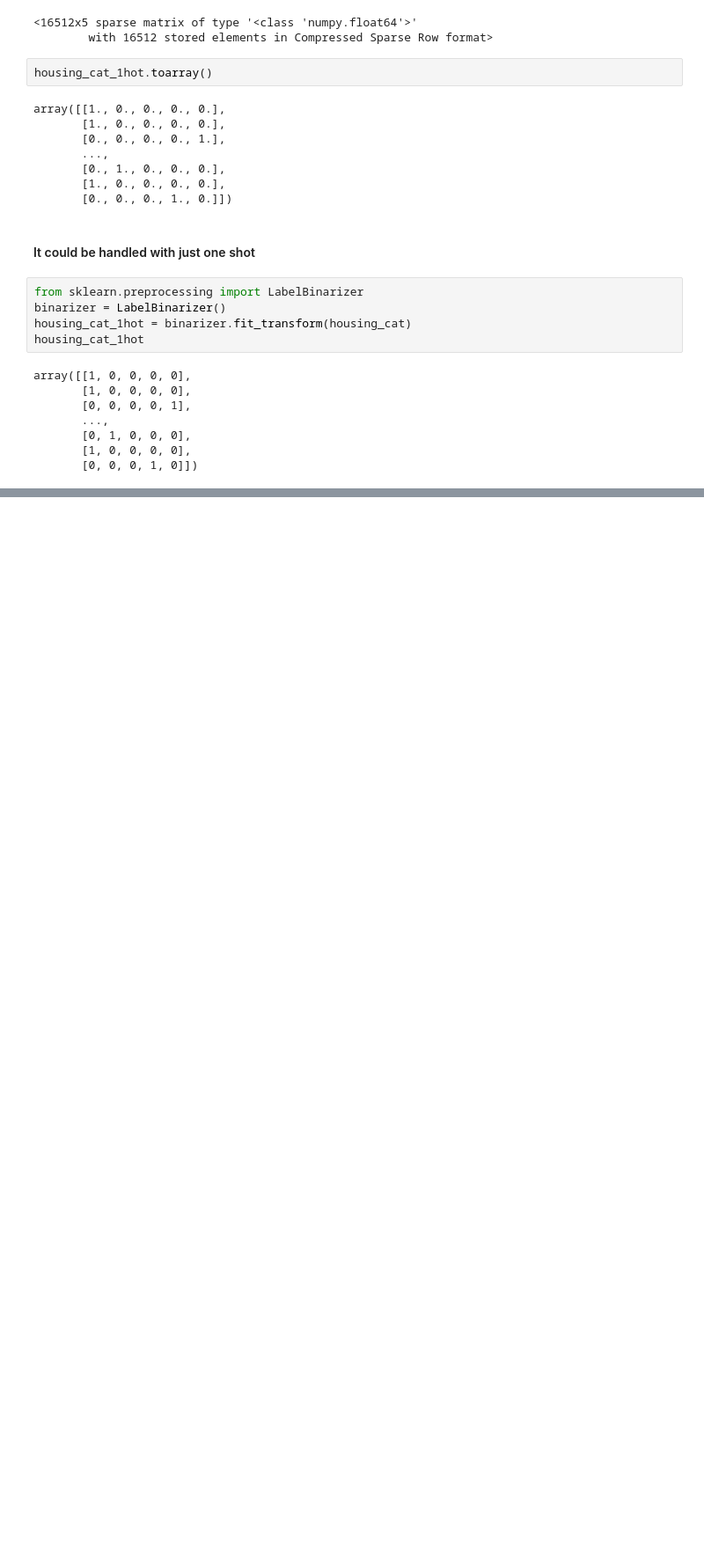
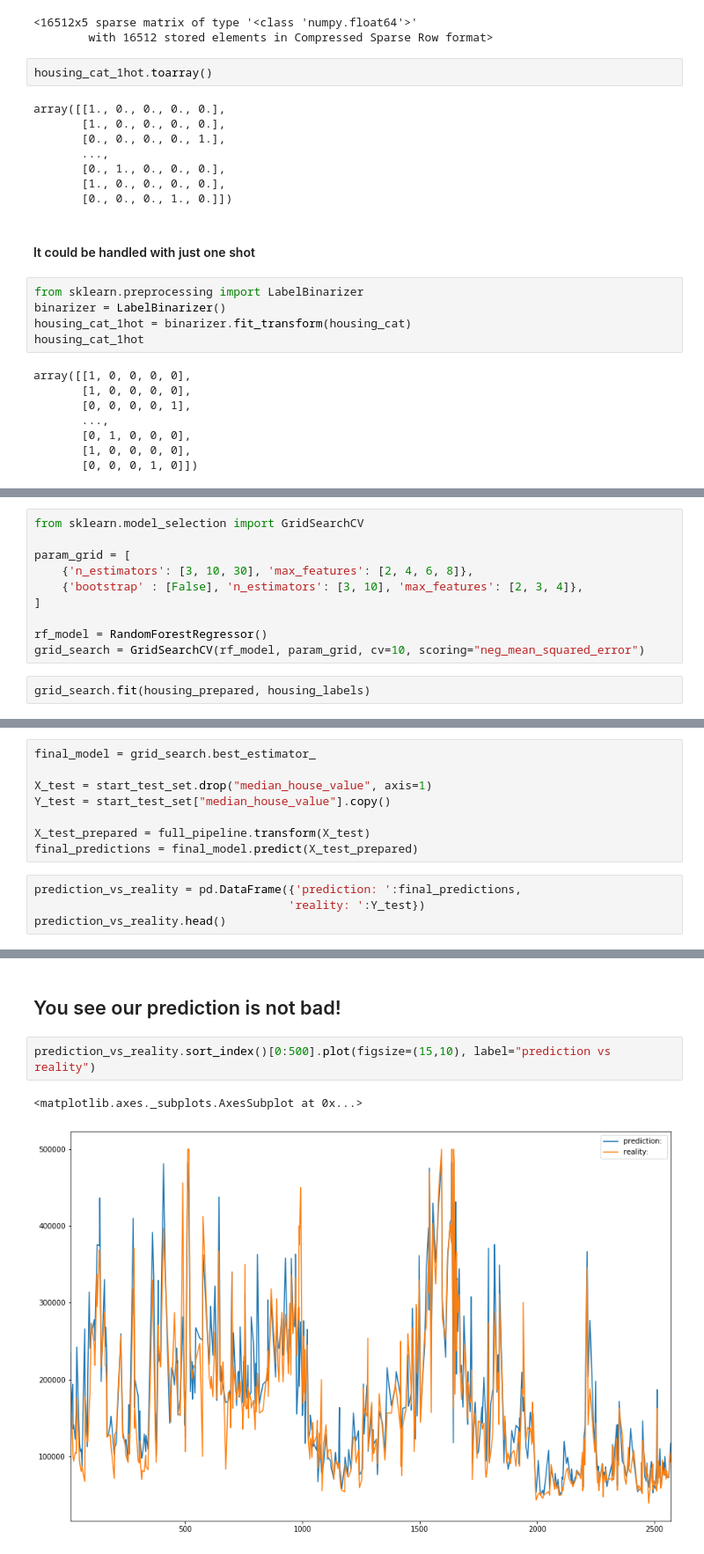
Before and after one commit to gsoosk/HandsonML, a Jupyter notebook: Housing.ipynb, the cells around one changed output, grey strips where cells are left out. Shown at 88% size. Saved outputs shown, nothing was run; the diff lists cells and outputs as text; blank space fills up the shorter version.

Commit message:
Complete housing hands on

```diff
--- a/Housing.ipynb
+++ b/Housing.ipynb
@@ -466,0 +667,12 @@ array([[-121.89, 37.29, 38.0, ..., '<1H OCEAN', 4.625368731563422,
+# %%
+from sklearn.model_selection import GridSearchCV
+
+param_grid = [
+    {'n_estimators': [3, 10, 30], 'max_features': [2, 4, 6, 8]},
+    {'bootstrap' : [False], 'n_estimators': [3, 10], 'max_features': [2, 3, 4]},
+]
+
+rf_model = RandomForestRegressor()
+grid_search = GridSearchCV(rf_model, param_grid, cv=10, scoring="neg_mean_squared_error")
+# %%
+grid_search.fit(housing_prepared, housing_labels)
@@ -466,0 +820,12 @@ array([[-121.89, 37.29, 38.0, ..., '<1H OCEAN', 4.625368731563422,
+# %%
+final_model = grid_search.best_estimator_
+
+X_test = start_test_set.drop("median_house_value", axis=1)
+Y_test = start_test_set["median_house_value"].copy()
+
+X_test_prepared = full_pipeline.transform(X_test)
+final_predictions = final_model.predict(X_test_prepared)
+# %%
+prediction_vs_reality = pd.DataFrame({'prediction: ':final_predictions,
+                                     'reality: ':Y_test})
+prediction_vs_reality.head()
@@ -466,0 +845,7 @@ array([[-121.89, 37.29, 38.0, ..., '<1H OCEAN', 4.625368731563422,
+# %% [markdown]
+## You see our prediction is not bad!
+# %%
+prediction_vs_reality.sort_index()[0:500].plot(figsize=(15,10), label="prediction vs reality")
+# %% [output]
+<matplotlib.axes._subplots.AxesSubplot at 0x...>
+[figure, added]
```
Also changed, not shown: parts of 45 cells of this notebook.
